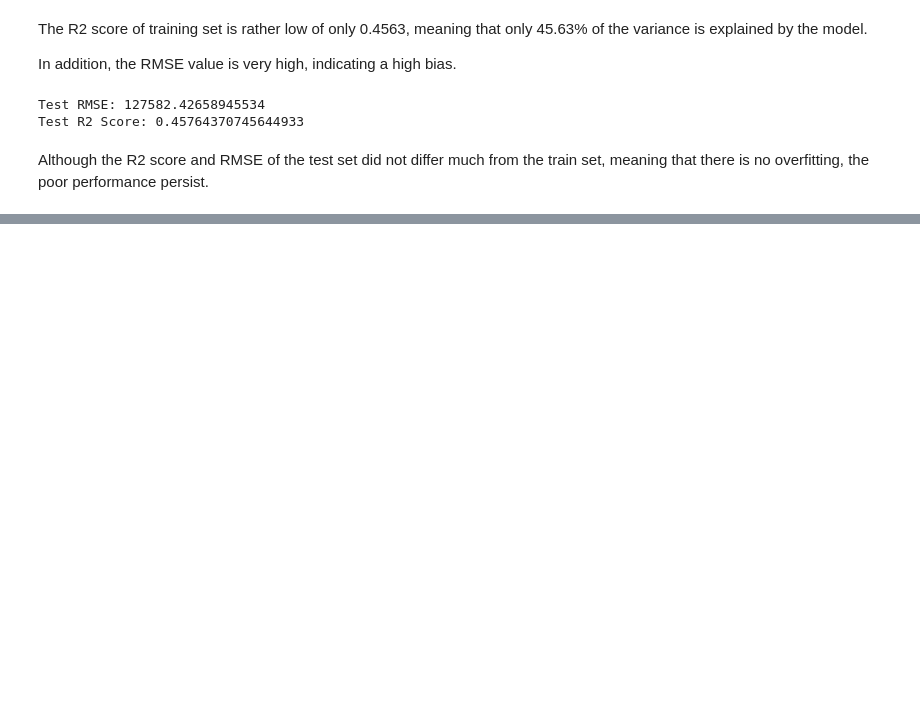
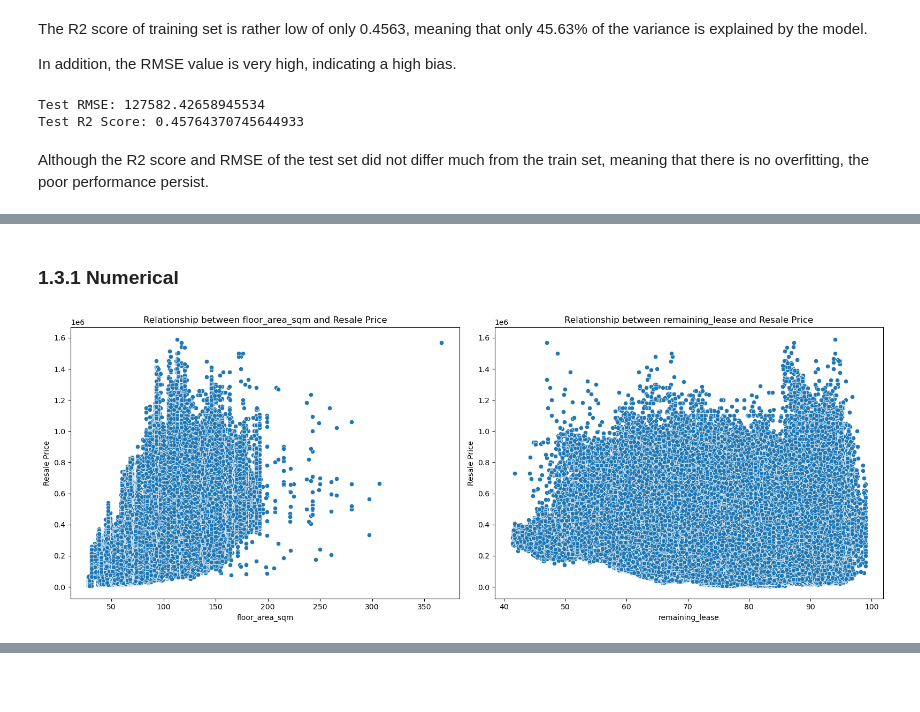
Before and after one commit to Zimmy313/HDB_HousingPrice_ML_Project, a Jupyter notebook: src/Regression_models.ipynb, the cells around one changed output, grey strips where cells are left out. Cells and saved outputs as stored; diff of their text form; code cells hidden in the pictures; blank space fills up the shorter version.

Commit message:
Updated Linear model

```diff
--- a/src/Regression_models.ipynb
+++ b/src/Regression_models.ipynb
@@ -84,3 +91,0 @@ X_test_LR[features_to_scale] = scaler.transform(X_test_LR[features_to_scale])
-# %%
-linear_model2 = LinearRegression()
-linear_model2.fit(X_train_LR, y_train)
@@ -116,0 +96,18 @@ Unfortunately, the RMSE and R2 score do not improve much. The model's performanc
+# %% [markdown]
+### 1.3.1 Numerical
+# %%
+numerical_features = ['floor_area_sqm', 'remaining_lease']
+y_train_1d = y_train.squeeze()
+
+fig, axes = plt.subplots(1, 2, figsize=(16, 6))
+
+for ax, feature in zip(axes, numerical_features):
+    sns.scatterplot(data=X_train, x=feature, y=y_train_1d, ax=ax)
+    ax.set_title(f'Relationship between {feature} and Resale Price')
+    ax.set_xlabel(feature)
+    ax.set_ylabel('Resale Price')
+
+plt.tight_layout()
+plt.show()
+# %% [output]
+[figure, added]
```
Also changed, not shown: parts of 22 cells of this notebook, 2 other files.
